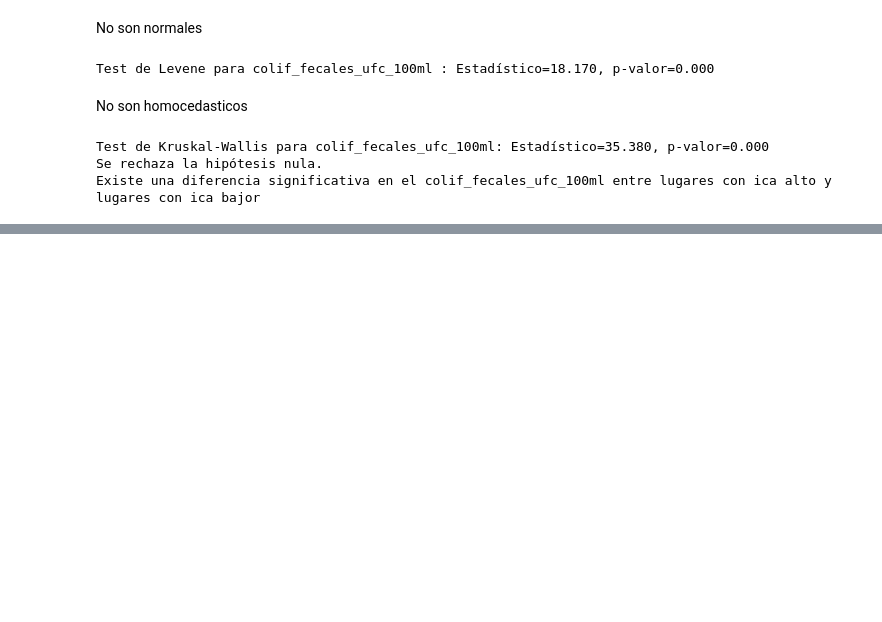
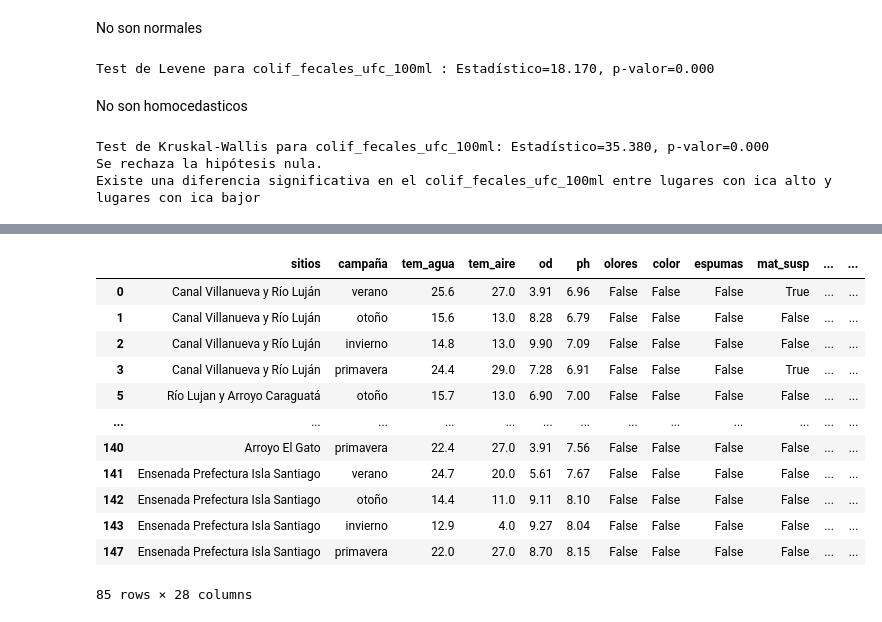
Before and after one commit to MartinoMasson/Fundamentos-de-datos, a Jupyter notebook: informacion.ipynb, the cells around one changed output, grey strips where cells are left out. Cells and saved outputs as stored; diff of their text form; code cells hidden in the pictures; blank space fills up the shorter version.

Commit message:
actualizar datos

```diff
--- a/informacion.ipynb
+++ b/informacion.ipynb
@@ -980,0 +1062,19 @@ Existe una diferencia significativa en el colif_fecales_ufc_100ml entre lugares
+# %%
+
+datos_con_contactos = preprocessed_dataset[preprocessed_dataset['sitios'].isin(unique_values)]
+datos_sin_contactos = preprocessed_dataset[~preprocessed_dataset['sitios'].isin(unique_values)]
+datos_sin_contactos
+# %% [output]
+|  | sitios | campaña | tem_agua | tem_aire | od | ph | olores | color | espumas | mat_susp | ... | ... |
+| 0 | Canal Villanueva y Río Luján | verano | 25.6 | 27.0 | 3.91 | 6.96 | False | False | False | True | ... | ... |
+| 1 | Canal Villanueva y Río Luján | otoño | 15.6 | 13.0 | 8.28 | 6.79 | False | False | False | False | ... | ... |
+| 2 | Canal Villanueva y Río Luján | invierno | 14.8 | 13.0 | 9.90 | 7.09 | False | False | False | False | ... | ... |
+| 3 | Canal Villanueva y Río Luján | primavera | 24.4 | 29.0 | 7.28 | 6.91 | False | False | False | True | ... | ... |
+| 5 | Río Lujan y Arroyo Caraguatá | otoño | 15.7 | 13.0 | 6.90 | 7.00 | False | False | False | False | ... | ... |
+| ... | ... | ... | ... | ... | ... | ... | ... | ... | ... | ... | ... | ... |
+| 140 | Arroyo El Gato | primavera | 22.4 | 27.0 | 3.91 | 7.56 | False | False | False | False | ... | ... |
+| 141 | Ensenada Prefectura Isla Santiago | verano | 24.7 | 20.0 | 5.61 | 7.67 | False | False | False | False | ... | ... |
+| 142 | Ensenada Prefectura Isla Santiago | otoño | 14.4 | 11.0 | 9.11 | 8.10 | False | False | False | False | ... | ... |
+| 143 | Ensenada Prefectura Isla Santiago | invierno | 12.9 | 4.0 | 9.27 | 8.04 | False | False | False | False | ... | ... |
+| 147 | Ensenada Prefectura Isla Santiago | primavera | 22.0 | 27.0 | 8.70 | 8.15 | False | False | False | False | ... | ... |
+85 rows × 28 columns
```
Also changed, not shown: parts of 39 cells of this notebook.
